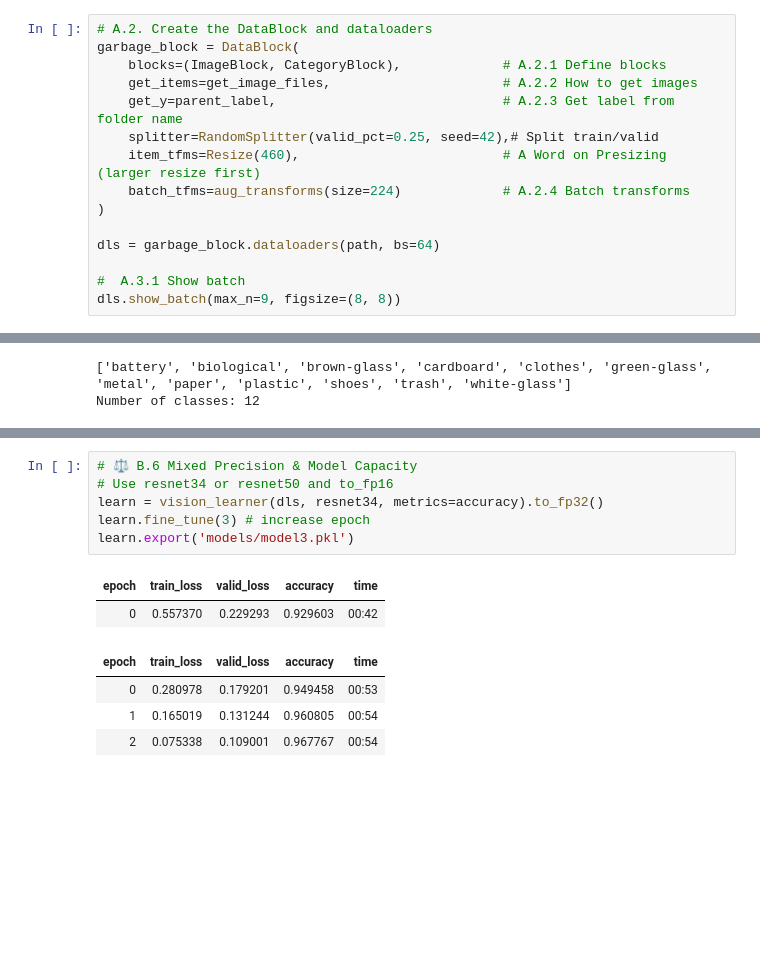
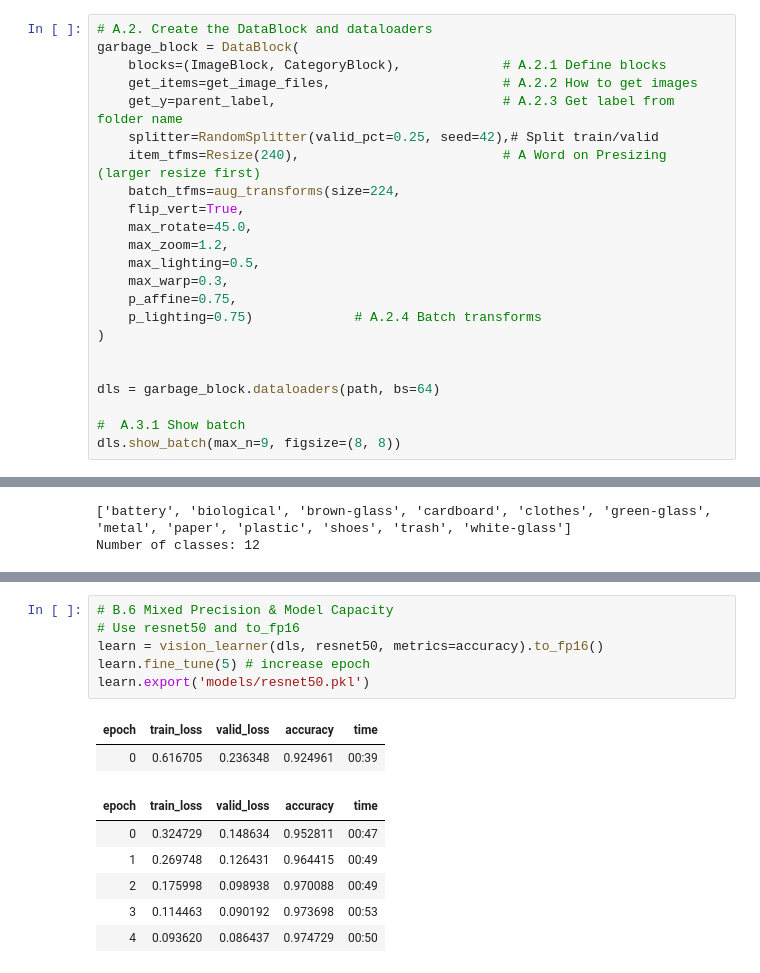
Before and after one commit to MADemiral/garbage_classification, a Jupyter notebook: garbage_classify.ipynb, the cells around one changed output, grey strips where cells are left out. Drawn from its saved outputs; the diff is of its cells as text; blank space fills up the shorter version.

```diff
--- a/garbage_classify.ipynb
+++ b/garbage_classify.ipynb
@@ -17,9 +52,17 @@ garbage_block = DataBlock(
     get_items=get_image_files,                      # A.2.2 How to get images
     get_y=parent_label,                             # A.2.3 Get label from folder name
     splitter=RandomSplitter(valid_pct=0.25, seed=42),# Split train/valid
-    item_tfms=Resize(460),                          # A Word on Presizing (larger resize first)
-    batch_tfms=aug_transforms(size=224)             # A.2.4 Batch transforms
+    item_tfms=Resize(240),                          # A Word on Presizing (larger resize first)
+    batch_tfms=aug_transforms(size=224,
+    flip_vert=True,
+    max_rotate=45.0,
+    max_zoom=1.2,
+    max_lighting=0.5,
+    max_warp=0.3,
+    p_affine=0.75,
+    p_lighting=0.75)             # A.2.4 Batch transforms
 )
+
 
 dls = garbage_block.dataloaders(path, bs=64)
 
@@ -119,13 +176,15 @@ learn.export('models/model2.pkl')
 # %%
-# ⚖️ B.6 Mixed Precision & Model Capacity
-# Use resnet34 or resnet50 and to_fp16
-learn = vision_learner(dls, resnet34, metrics=accuracy).to_fp32()
-learn.fine_tune(3) # increase epoch
-learn.export('models/model3.pkl')
+# B.6 Mixed Precision & Model Capacity
+# Use resnet50 and to_fp16
+learn = vision_learner(dls, resnet50, metrics=accuracy).to_fp16()
+learn.fine_tune(5) # increase epoch
+learn.export('models/resnet50.pkl')
 # %% [output]
 | epoch | train_loss | valid_loss | accuracy | time |
-| 0 | 0.557370 | 0.229293 | 0.929603 | 00:42 |
+| 0 | 0.616705 | 0.236348 | 0.924961 | 00:39 |
 | epoch | train_loss | valid_loss | accuracy | time |
-| 0 | 0.280978 | 0.179201 | 0.949458 | 00:53 |
-| 1 | 0.165019 | 0.131244 | 0.960805 | 00:54 |
-| 2 | 0.075338 | 0.109001 | 0.967767 | 00:54 |
+| 0 | 0.324729 | 0.148634 | 0.952811 | 00:47 |
+| 1 | 0.269748 | 0.126431 | 0.964415 | 00:49 |
+| 2 | 0.175998 | 0.098938 | 0.970088 | 00:49 |
+| 3 | 0.114463 | 0.090192 | 0.973698 | 00:53 |
+| 4 | 0.093620 | 0.086437 | 0.974729 | 00:50 |
```
Also changed, not shown: parts of 13 cells of this notebook, 8 other files.
